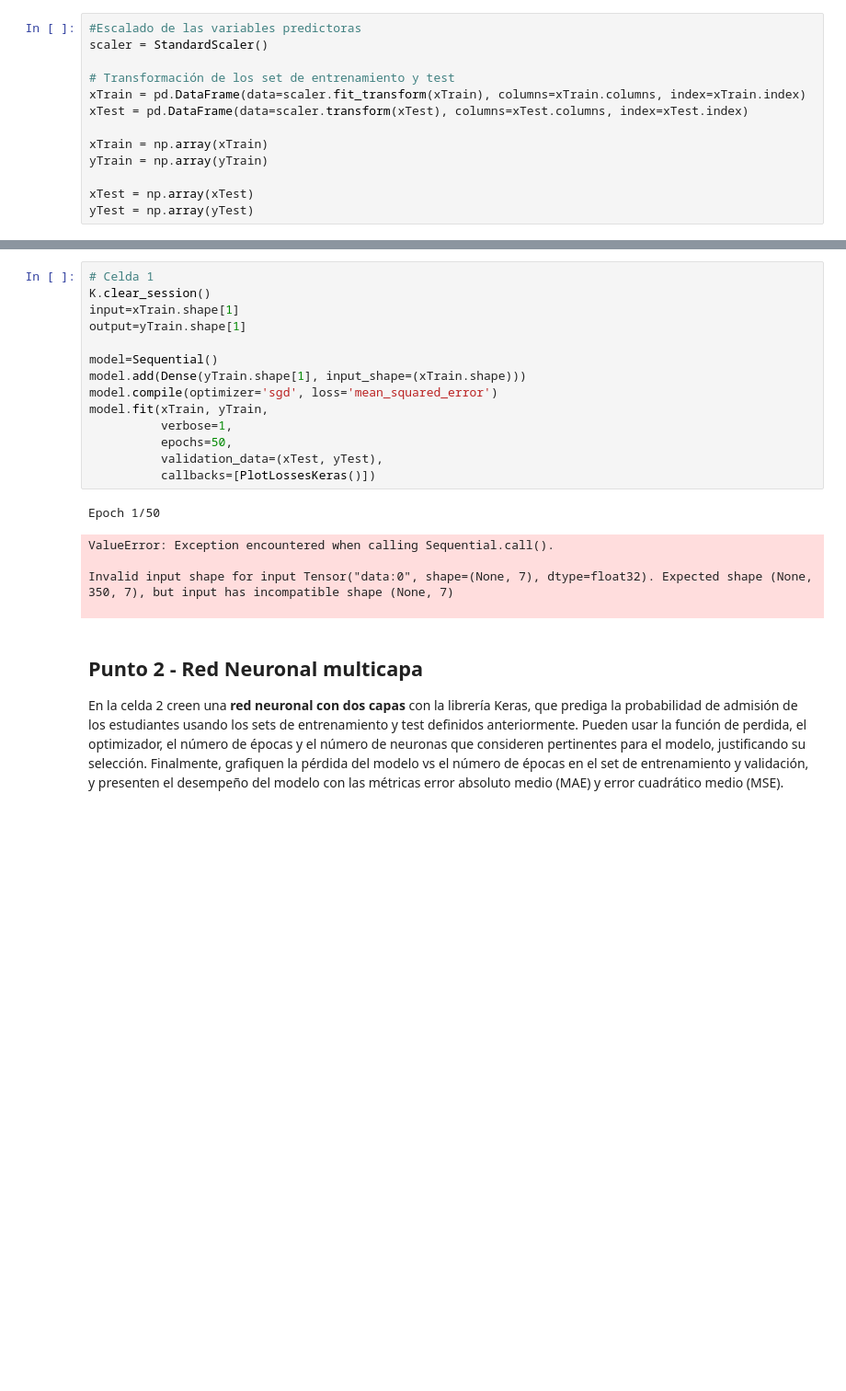
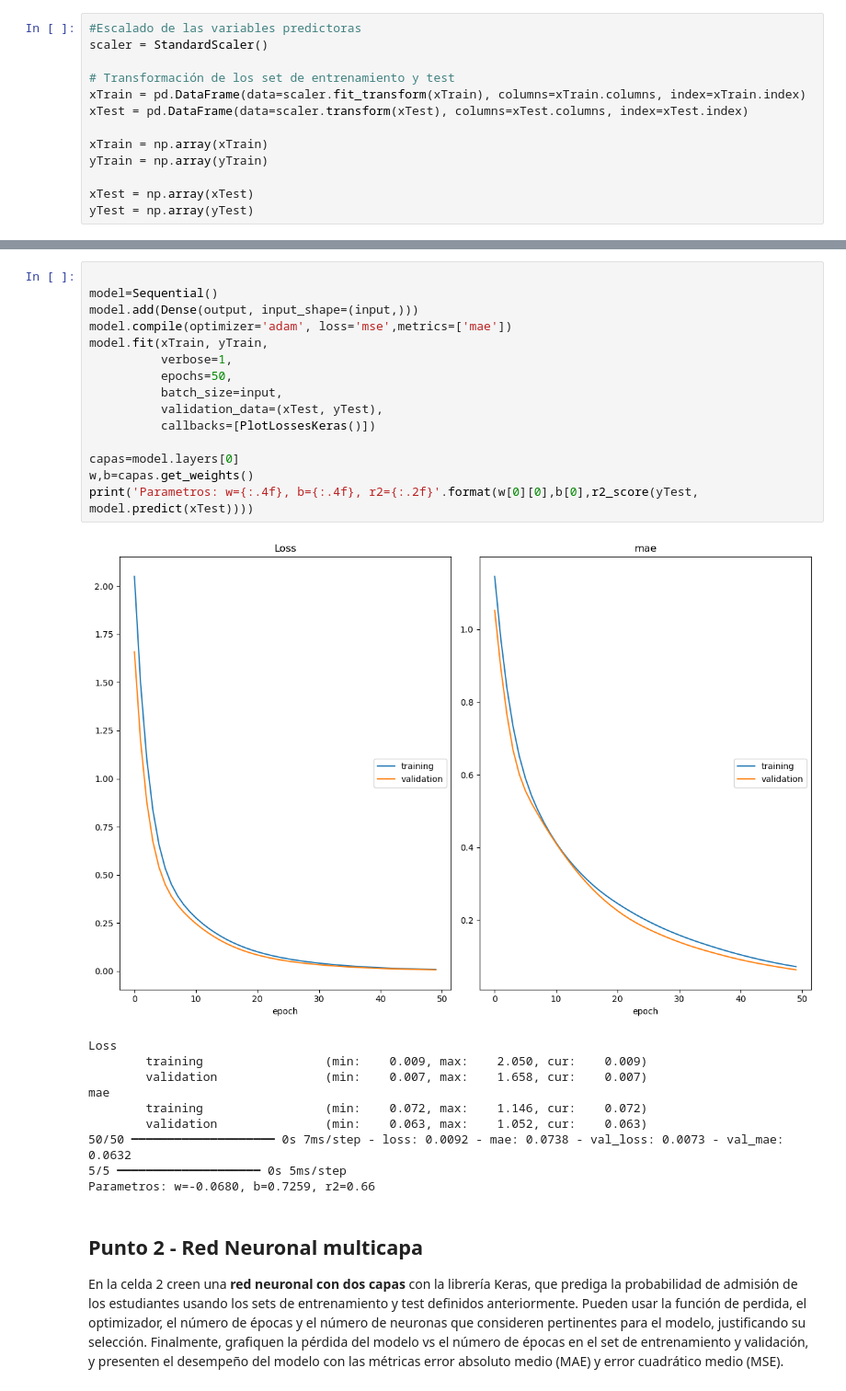
Before and after one commit to anfisbena/MIAD_NLP_2024, a Jupyter notebook: Semana 6/S6TC1-Redes_Neuronales.ipynb, the cells around one changed output, grey strips where cells are left out. Shown: that part at 92% size. Saved outputs shown, nothing was run; the diff lists cells and outputs as text; blank space fills up the shorter version.

```diff
--- a/Semana 6/S6TC1-Redes_Neuronales.ipynb
+++ b/Semana 6/S6TC1-Redes_Neuronales.ipynb
@@ -74,23 +89,29 @@ yTest = np.array(yTest)
 # %%
-# Celda 1
-K.clear_session()
-input=xTrain.shape[1]
-output=yTrain.shape[1]
 
 model=Sequential()
-model.add(Dense(yTrain.shape[1], input_shape=(xTrain.shape)))
-model.compile(optimizer='sgd', loss='mean_squared_error')
+model.add(Dense(output, input_shape=(input,)))
+model.compile(optimizer='adam', loss='mse',metrics=['mae'])
 model.fit(xTrain, yTrain,
           verbose=1,
           epochs=50,
+          batch_size=input,
           validation_data=(xTest, yTest),
           callbacks=[PlotLossesKeras()])
+
+capas=model.layers[0]
+w,b=capas.get_weights()
+print('Parametros: w={:.4f}, b={:.4f}, r2={:.2f}'.format(w[0][0],b[0],r2_score(yTest, model.predict(xTest))))
 # %% [output]
+[figure, added]
-Epoch 1/50
+Loss
+        training                 (min:    0.009, max:    2.050, cur:    0.009)
+        validation               (min:    0.007, max:    1.658, cur:    0.007)
+mae
+        training                 (min:    0.072, max:    1.146, cur:    0.072)
+        validation               (min:    0.063, max:    1.052, cur:    0.063)
+50/50 ━━━━━━━━━━━━━━━━━━━━ 0s 7ms/step - loss: 0.0092 - mae: 0.0738 - val_loss: 0.0073 - val_mae: 0.0632
+5/5 ━━━━━━━━━━━━━━━━━━━━ 0s 5ms/step
+Parametros: w=-0.0680, b=0.7259, r2=0.66
-ValueError: Exception encountered when calling Sequential.call().
-
-Invalid input shape for input Tensor("data:0", shape=(None, 7), dtype=float32). Expected shape (None, 350, 7), but input has incompatible shape (None, 7)
-
 # %% [markdown]
 ## Punto 2 - Red Neuronal multicapa
 
```
Also changed, not shown: parts of 10 cells of this notebook.
